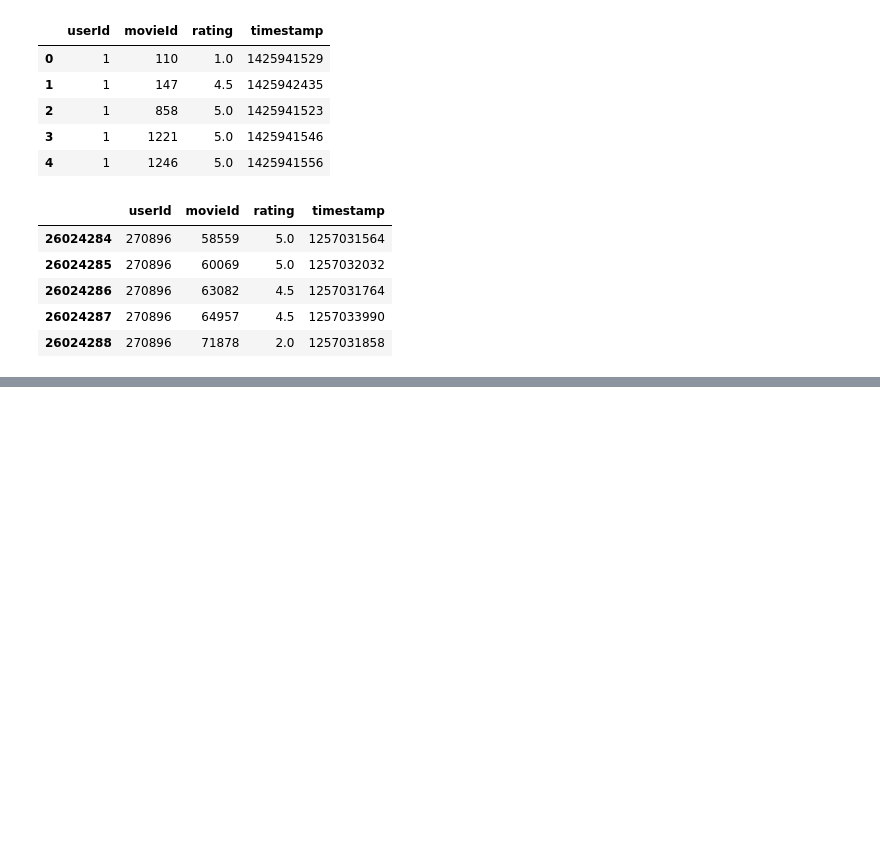
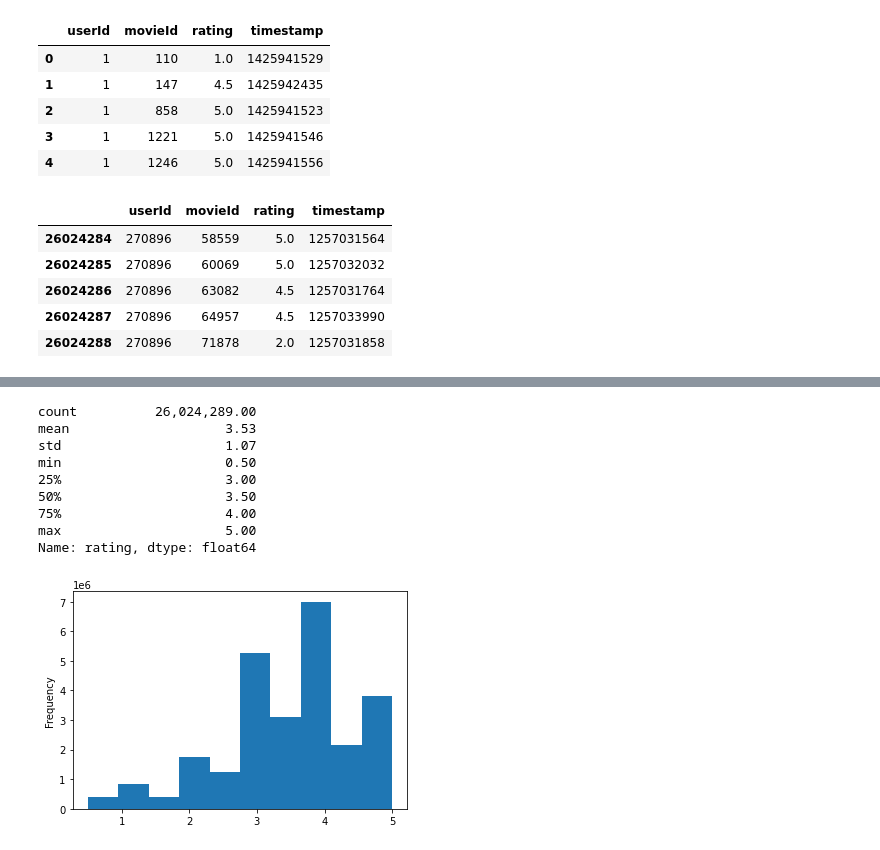
Before and after one commit to Lisa-Floading/Movies-ETL, a Jupyter notebook: Movielens Extract.ipynb, the cells around one changed output, grey strips where cells are left out. Drawn from its saved outputs; the diff is of its cells as text; code cells hidden in the pictures; blank space fills up the shorter version.

Commit message:
Clean Kaggle Data

```diff
--- a/Movielens Extract.ipynb
+++ b/Movielens Extract.ipynb
@@ -61,0 +183,21 @@ ratings.sample()
+# %%
+#The dates are pretty consistent in output above, so we'll assign it to timestamp with this code
+ratings['timestamp'] = pd.to_datetime(ratings['timestamp'], unit='s')
+# %%
+#Actual ratings is the last column
+#Use a histogram of rating distributions and describe() method to print out some stats
+#Histograms are quick ways to get a sense of how data is distributed
+pd.options.display.float_format = '{:20,.2f}'.format
+ratings['rating'].plot(kind='hist')
+ratings['rating'].describe()
+# %% [output]
+count          26,024,289.00
+mean                    3.53
+std                     1.07
+min                     0.50
+25%                     3.00
+50%                     3.50
+75%                     4.00
+max                     5.00
+Name: rating, dtype: float64
+[figure, added]
```
Also changed, not shown: parts of 16 cells of this notebook.
